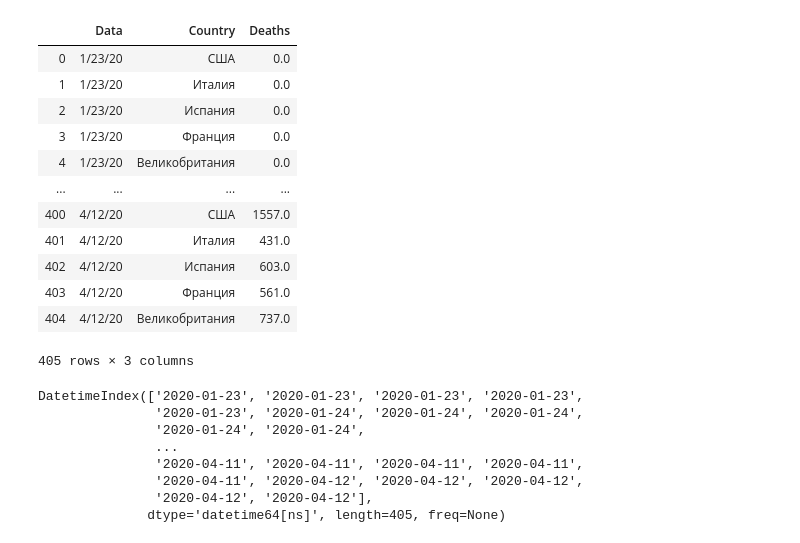
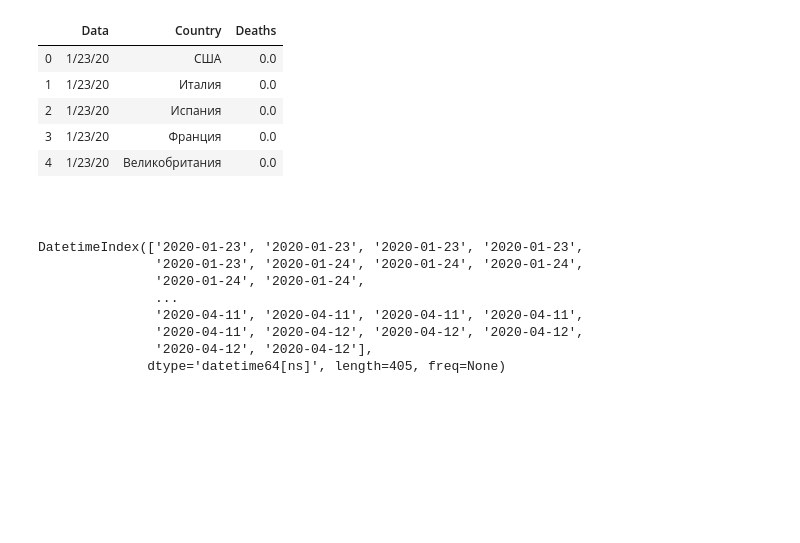
Before and after one commit to anovichkov/covid19, a Jupyter notebook: covid19_deaths.ipynb, the cells around one changed output. Saved outputs shown, nothing was run; the diff lists cells and outputs as text; code cells hidden in the pictures; blank space fills up the shorter version.

```diff
--- a/covid19_deaths.ipynb
+++ b/covid19_deaths.ipynb
@@ -89,3 +79 @@ world = world.set_index('translate')
-# %%
-world = world[0:5]
 # %%
@@ -121,20 +104,15 @@ world
 # %%
-world = world.rename(columns={"level_0": "Data", "translate": "Country", 0: "Deaths"})
-world
+world = world.rename(columns={"level_0": "Data", "translate": "Country", 0: "Deaths"}) # переименовал столбцы
+world.head()
 # %% [output]
 |  | Data | Country | Deaths |
 | 0 | 1/23/20 | США | 0.0 |
 | 1 | 1/23/20 | Италия | 0.0 |
 | 2 | 1/23/20 | Испания | 0.0 |
 | 3 | 1/23/20 | Франция | 0.0 |
 | 4 | 1/23/20 | Великобритания | 0.0 |
-| ... | ... | ... | ... |
-| 400 | 4/12/20 | США | 1557.0 |
-| 401 | 4/12/20 | Италия | 431.0 |
-| 402 | 4/12/20 | Испания | 603.0 |
-| 403 | 4/12/20 | Франция | 561.0 |
-| 404 | 4/12/20 | Великобритания | 737.0 |
-405 rows × 3 columns
+# %% [markdown]
+##
 # %%
 world_time = world['Data']
 world_time = [w.replace('/20', '/2020') for w in world_time]
```
Also changed, not shown: parts of 16 cells of this notebook, 8 other files.
